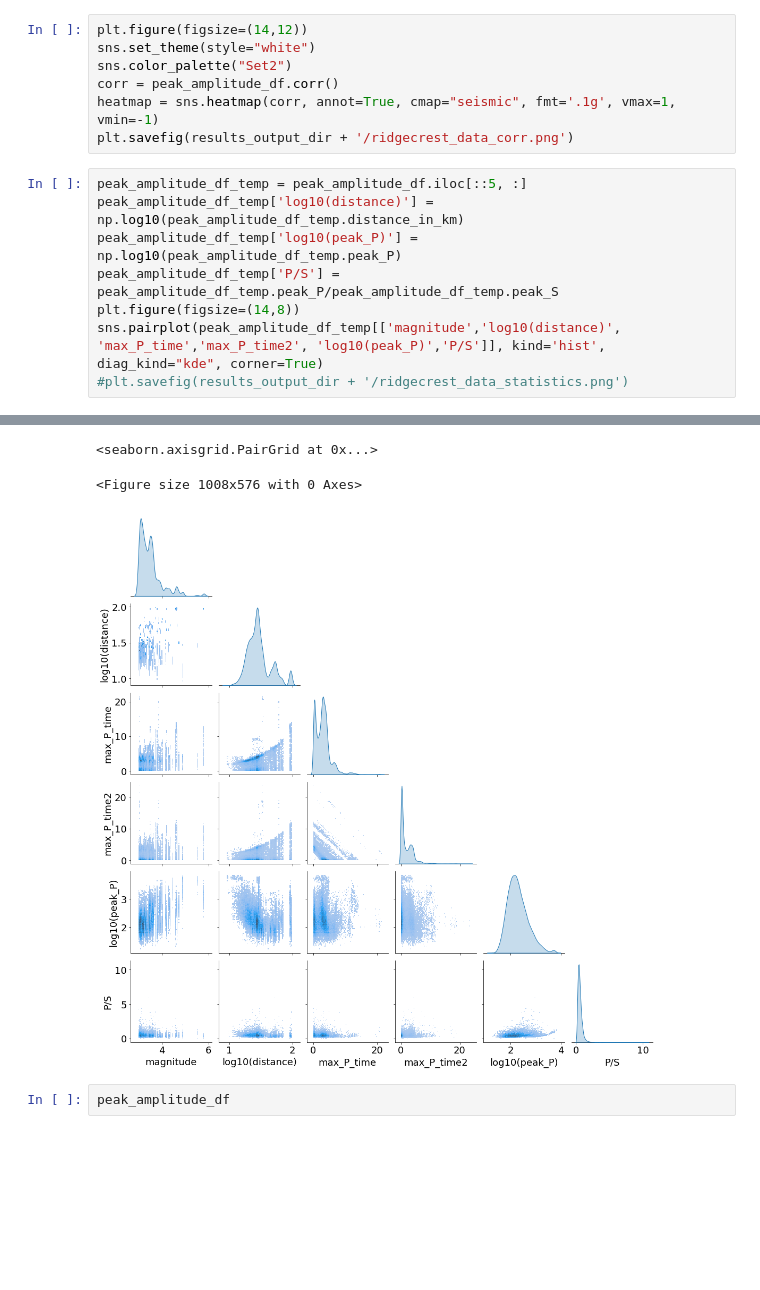
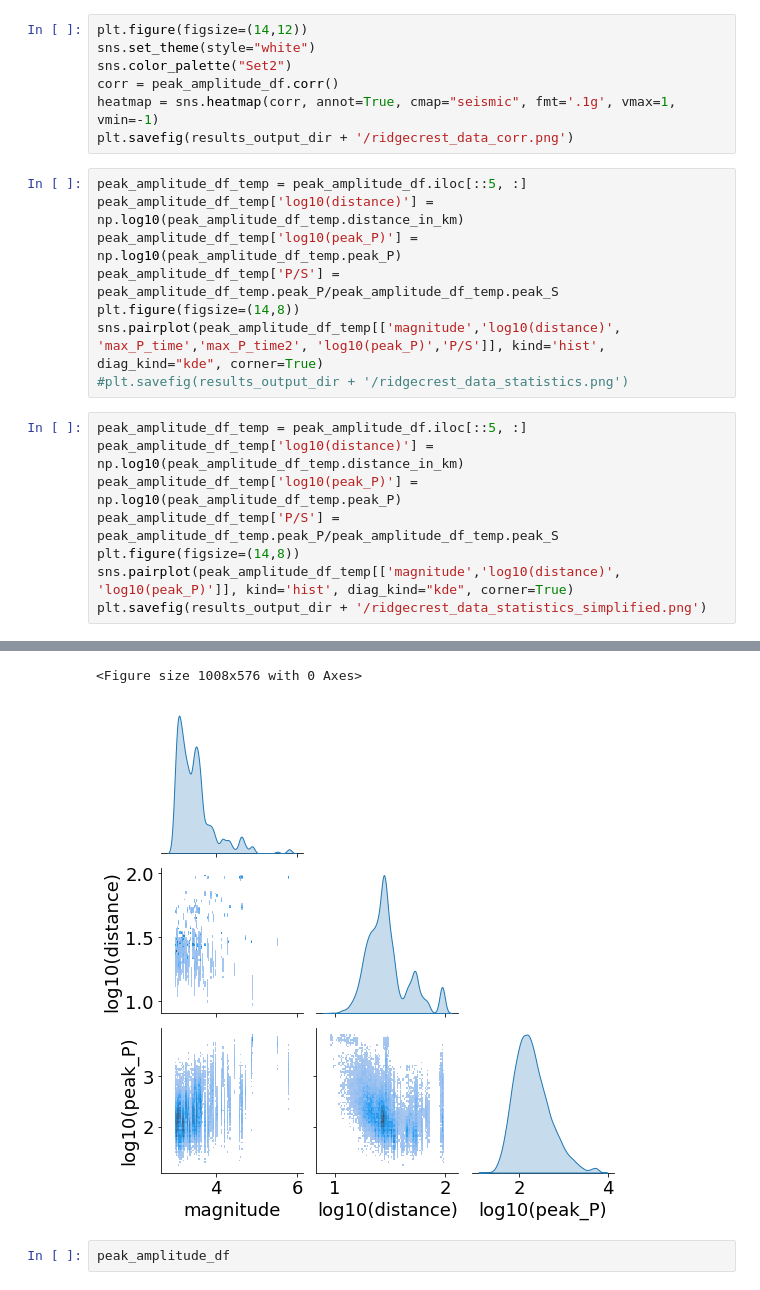
Before and after one commit to yinjiuxun/das-strain-scaling, a Jupyter notebook: jupyter_notebooks/Ridgecrest_extract_peak_amplitude.ipynb, the cells around one changed output, grey strips where cells are left out. Drawn from its saved outputs; the diff is of its cells as text; blank space fills up the shorter version.

```diff
--- a/jupyter_notebooks/Ridgecrest_extract_peak_amplitude.ipynb
+++ b/jupyter_notebooks/Ridgecrest_extract_peak_amplitude.ipynb
@@ -685,33 +685,40 @@ sns.color_palette("Set2")
 corr = peak_amplitude_df.corr()
 heatmap = sns.heatmap(corr, annot=True, cmap="seismic", fmt='.1g', vmax=1, vmin=-1)
 plt.savefig(results_output_dir + '/ridgecrest_data_corr.png')
+# %%
+peak_amplitude_df_temp = peak_amplitude_df.iloc[::5, :]
+peak_amplitude_df_temp['log10(distance)'] = np.log10(peak_amplitude_df_temp.distance_in_km)
+peak_amplitude_df_temp['log10(peak_P)'] = np.log10(peak_amplitude_df_temp.peak_P)
+peak_amplitude_df_temp['P/S'] = peak_amplitude_df_temp.peak_P/peak_amplitude_df_temp.peak_S
+plt.figure(figsize=(14,8))
+sns.pairplot(peak_amplitude_df_temp[['magnitude','log10(distance)', 'max_P_time','max_P_time2', 'log10(peak_P)','P/S']], kind='hist', diag_kind="kde", corner=True)
+#plt.savefig(results_output_dir + '/ridgecrest_data_statistics.png')
 # %%
 peak_amplitude_df_temp = peak_amplitude_df.iloc[::5, :]
 peak_amplitude_df_temp['log10(distance)'] = np.log10(peak_amplitude_df_temp.distance_in_km)
 peak_amplitude_df_temp['log10(peak_P)'] = np.log10(peak_amplitude_df_temp.peak_P)
 peak_amplitude_df_temp['P/S'] = peak_amplitude_df_temp.peak_P/peak_amplitude_df_temp.peak_S
 plt.figure(figsize=(14,8))
-sns.pairplot(peak_amplitude_df_temp[['magnitude','log10(distance)', 'max_P_time','max_P_time2', 'log10(peak_P)','P/S']], kind='hist', diag_kind="kde", corner=True)
-#plt.savefig(results_output_dir + '/ridgecrest_data_statistics.png')
+sns.pairplot(peak_amplitude_df_temp[['magnitude','log10(distance)', 'log10(peak_P)']], kind='hist', diag_kind="kde", corner=True)
+plt.savefig(results_output_dir + '/ridgecrest_data_statistics_simplified.png')
 # %% [output]
 A value is trying to be set on a copy of a slice from a DataFrame.
 Try using .loc[row_indexer,col_indexer] = value instead
 
 See the caveats in the documentation: https://pandas.pydata.org/pandas-docs/stable/user_guide/indexing.html#returning-a-view-versus-a-copy
   peak_amplitude_df_temp['log10(distance)'] = np.log10(peak_amplitude_df_temp.distance_in_km)
 A value is trying to be set on a copy of a slice from a DataFrame.
 Try using .loc[row_indexer,col_indexer] = value instead
 
 See the caveats in the documentation: https://pandas.pydata.org/pandas-docs/stable/user_guide/indexing.html#returning-a-view-versus-a-copy
   peak_amplitude_df_temp['log10(peak_P)'] = np.log10(peak_amplitude_df_temp.peak_P)
 A value is trying to be set on a copy of a slice from a DataFrame.
 Try using .loc[row_indexer,col_indexer] = value instead
 
 See the caveats in the documentation: https://pandas.pydata.org/pandas-docs/stable/user_guide/indexing.html#returning-a-view-versus-a-copy
   peak_amplitude_df_temp['P/S'] = peak_amplitude_df_temp.peak_P/peak_amplitude_df_temp.peak_S
-<seaborn.axisgrid.PairGrid at 0x...>
+<Figure size 1008x576 with 0 Axes>
-<Figure size 1008x576 with 0 Axes>
-[figure, old version]
+[figure, new version]
 # %%
 peak_amplitude_df
 # %%
```
